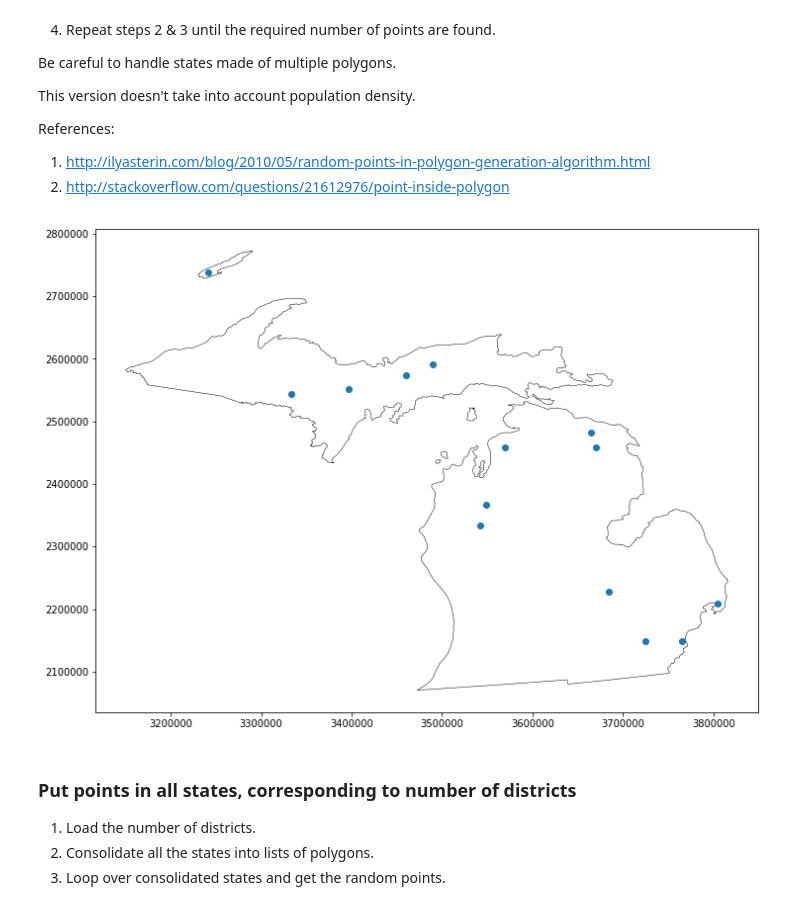
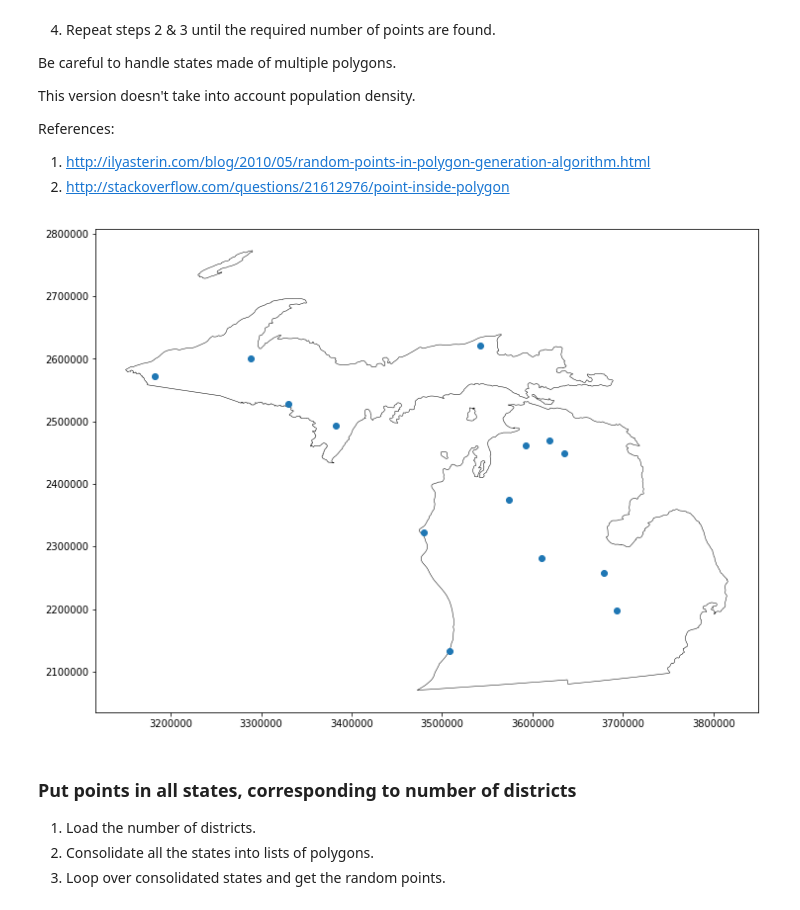
Before and after one commit to valerierose/voronoi_district, a Jupyter notebook: voronoi_district.ipynb, the cells around one changed output. Drawn from its saved outputs; the diff is of its cells as text; code cells hidden in the pictures.

```diff
--- a/voronoi_district.ipynb
+++ b/voronoi_district.ipynb
@@ -105,7 +132,7 @@ def get_state(m, name):
     """
     state_polys = []
     for shapedict in m.states_info:
-        if shapedict['NAME'] == name:
+        if shapedict['NAME'] == name and float(shapedict['AREA']) > ATOLL_CUTOFF:
             poly = np.array(m.states[int(shapedict['SHAPENUM'] - 1)])
             state_polys.append(poly)
     return state_polys
@@ -139,34 +166,34 @@ def state_points(state_polys, num):
 
     while len(points[0]) < num:
 
         # Find bounding box
         state = np.vstack(state_polys)
         swcrnr = (np.min(state[:,0]), np.min(state[:,1]))
         necrnr = (np.max(state[:,0]), np.max(state[:,1]))
         width = necrnr[0] - swcrnr[0]
         height = necrnr[1] - swcrnr[1]
 
         # Generate random point in bounding box
         x = swcrnr[0] + width * np.random.rand()
         y = swcrnr[1] + height * np.random.rand()
 
         # Check if it is inside one of the polys
         pt = Point(x, y)
         polys = [Polygon(p) for p in state_polys]
         if any([poly.contains(pt) for poly in polys]):
             points[0].append(x)
             points[1].append(y)
 
     return points
 
 state_polys = get_state(m, 'Michigan')
 points = state_points(state_polys, 14)
 plot_state(state_polys, plt.gca())
 ax.axis('equal')
 plt.plot(points[0], points[1], 'o')
 plt.show()
 # %% [output]
-[figure, old version]
+[figure, new version]
 # %% [markdown]
 ### Put points in all states, corresponding to number of districts ###
 
```
Also changed, not shown: parts of 12 cells of this notebook, 3 other files.
